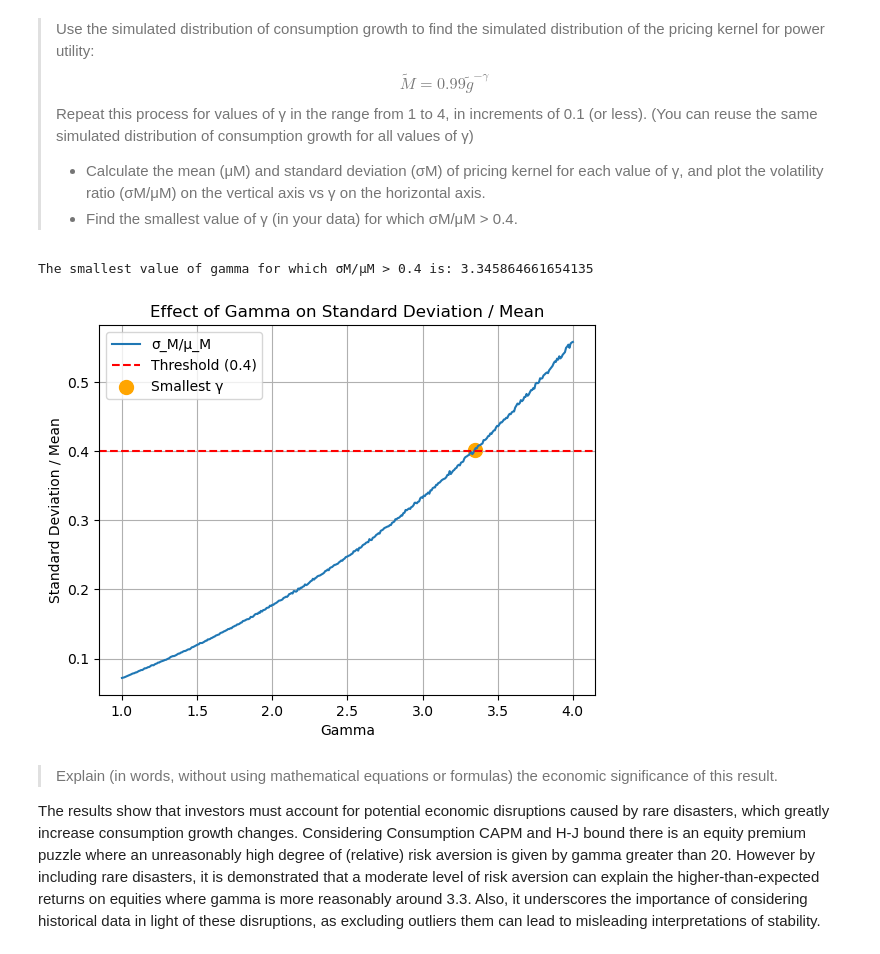
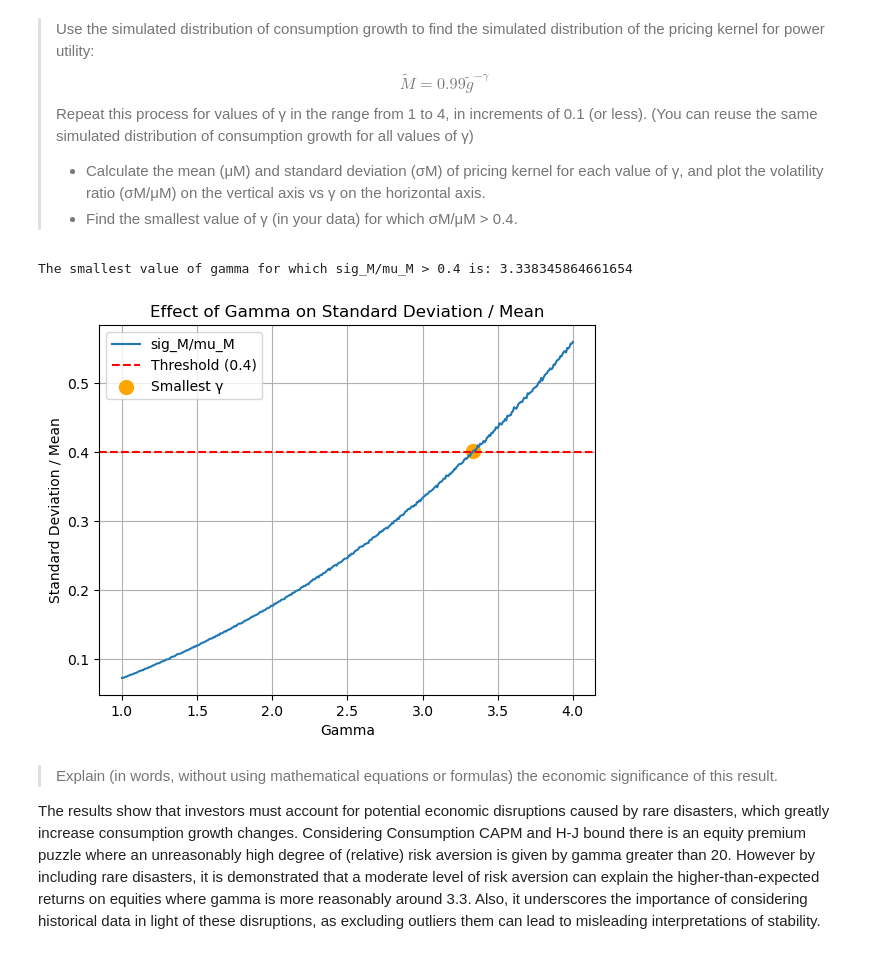
Before and after one commit to changjulian17/mqf_practice, a Jupyter notebook: QF600_Asset_Pricing/Homework_5/Stochastic_Discount_Factor.ipynb, the cells around one changed output. Saved outputs shown, nothing was run; the diff lists cells and outputs as text; code cells hidden in the pictures.

```diff
--- a/QF600_Asset_Pricing/Homework_5/Stochastic_Discount_Factor.ipynb
+++ b/QF600_Asset_Pricing/Homework_5/Stochastic_Discount_Factor.ipynb
@@ -52,37 +52,37 @@ results_df = pd.DataFrame(columns=['Gamma', 'Mean_M', 'Sig_M', 'Sig_M_over_Mean_
 for gamma in arr_gamma:
     mean_M, sig_M, sig_M_over_mean_M = estimate_pricing_kernel(size, p_nu, phi, gamma)
     # Create a temporary DataFrame for the current result
     temp_df = pd.DataFrame({
         'Gamma': [gamma],
         'Mean_M': [mean_M],
         'Sig_M': [sig_M],
         'Sig_M_over_Mean_M': [sig_M_over_mean_M]
     })
     # Concatenate the temporary DataFrame to results_df
     results_df = pd.concat([results_df, temp_df], ignore_index=True)
 
 # Find the smallest gamma where Sig_M_over_Mean_M > 0.4
 threshold = 0.4
 condition_met = results_df[results_df['Sig_M_over_Mean_M'] > threshold]
 smallest_gamma = condition_met['Gamma'].iloc[0] if not condition_met.empty else None
 
 # Display the smallest gamma
-print(f"The smallest value of gamma for which σM/μM > 0.4 is: {smallest_gamma}")
+print(f"The smallest value of gamma for which sig_M/mu_M > 0.4 is: {smallest_gamma}")
 
 # Plotting the last output against gamma
-plt.plot(results_df['Gamma'], results_df['Sig_M_over_Mean_M'], label='σ_M/μ_M')
+plt.plot(results_df['Gamma'], results_df['Sig_M_over_Mean_M'], label='sig_M/mu_M')
 plt.axhline(y=threshold, color='r', linestyle='--', label='Threshold (0.4)')
 if smallest_gamma is not None:
     plt.scatter(smallest_gamma, results_df['Sig_M_over_Mean_M'].iloc[condition_met.index[0]], color='orange', s=100, label='Smallest γ')
 plt.xlabel('Gamma')
 plt.ylabel('Standard Deviation / Mean')
 plt.title('Effect of Gamma on Standard Deviation / Mean')
 plt.legend()
 plt.grid()
 plt.show()
 # %% [output]
-The smallest value of gamma for which σM/μM > 0.4 is: 3.345864661654135
+The smallest value of gamma for which sig_M/mu_M > 0.4 is: 3.338345864661654
-[figure, old version]
+[figure, new version]
 # %% [markdown]
 >Explain (in words, without using mathematical equations or formulas) the economic significance of this result.
 
```
Also changed, not shown: 9 other files.
